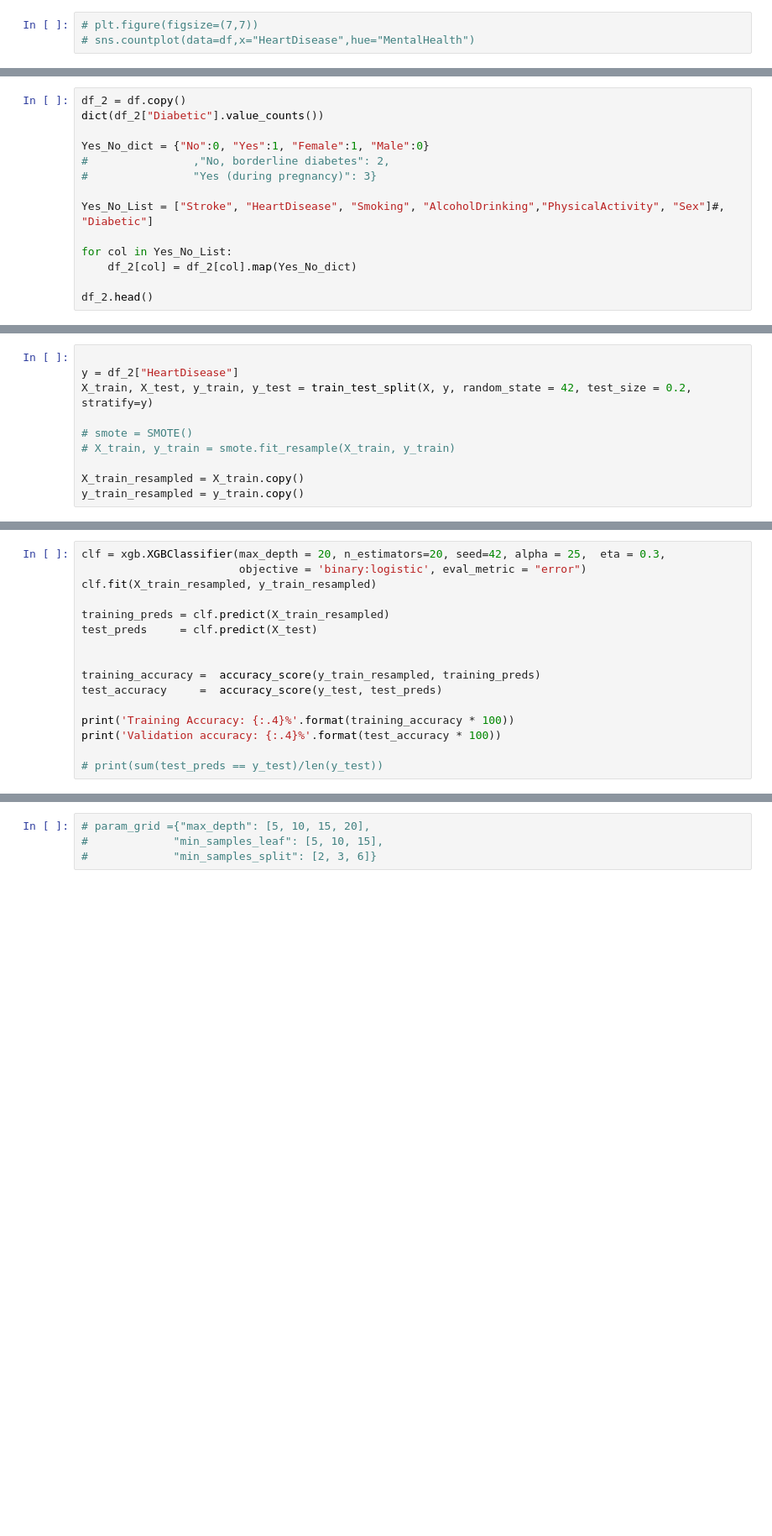
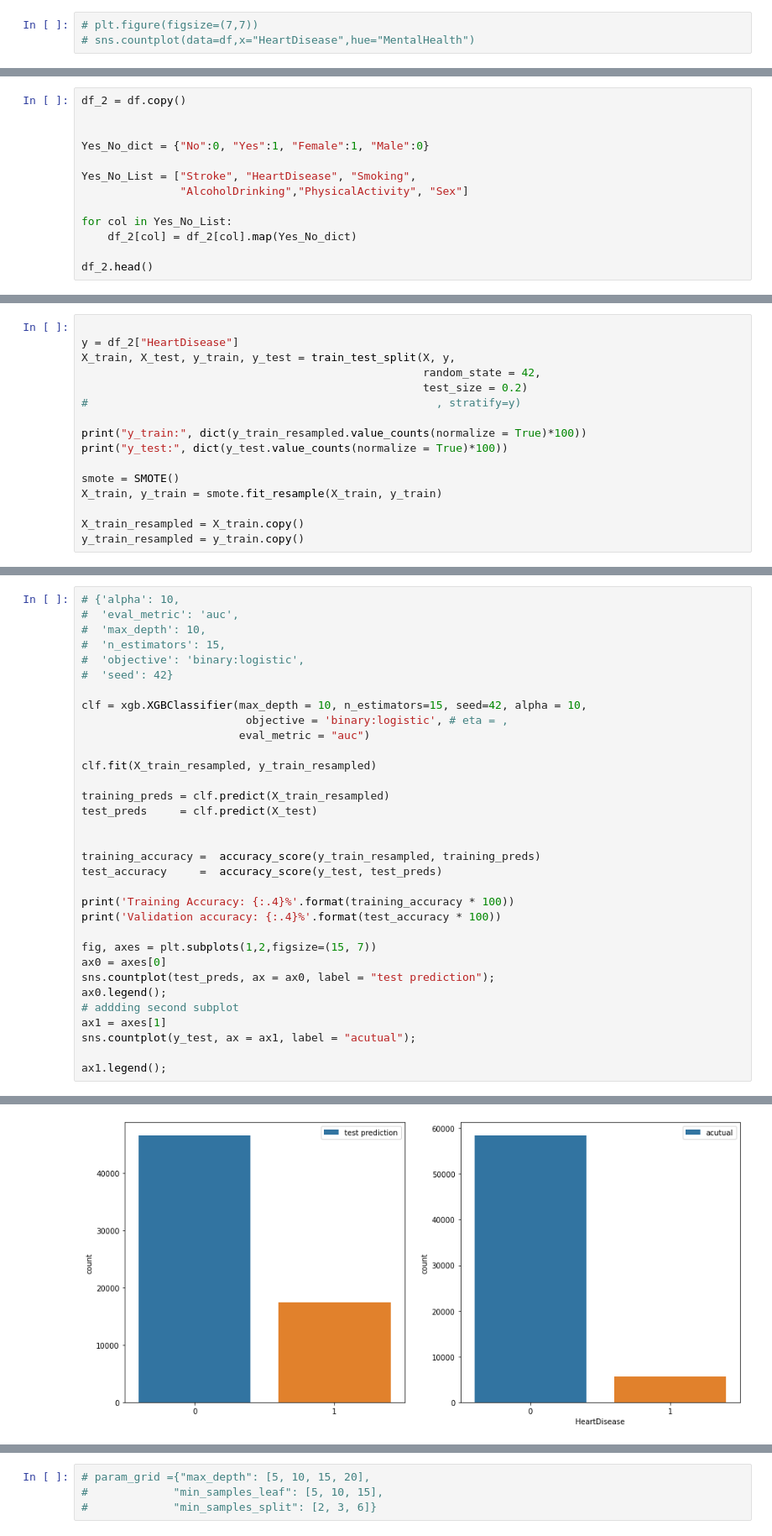
Before and after one commit to miladshiraniUCB/Heart-Disease-Prediction, a Jupyter notebook: index.ipynb, the cells around one changed output, grey strips where cells are left out. Shown: that part at 84% size. Drawn from its saved outputs; the diff is of its cells as text; blank space fills up the shorter version.

Commit message:
Some Changes in SMOTE

```diff
--- a/index.ipynb
+++ b/index.ipynb
@@ -63,12 +136,11 @@ sns.countplot(data=df,x="HeartDisease",hue="DiffWalking");
 # %%
 df_2 = df.copy()
-dict(df_2["Diabetic"].value_counts())
+
 
 Yes_No_dict = {"No":0, "Yes":1, "Female":1, "Male":0}
-#                ,"No, borderline diabetes": 2,
-#                "Yes (during pregnancy)": 3}
 
-Yes_No_List = ["Stroke", "HeartDisease", "Smoking", "AlcoholDrinking","PhysicalActivity", "Sex"]#, "Diabetic"]
+Yes_No_List = ["Stroke", "HeartDisease", "Smoking",
+               "AlcoholDrinking","PhysicalActivity", "Sex"]
 
 for col in Yes_No_List:
     df_2[col] = df_2[col].map(Yes_No_dict)
@@ -124,10 +201,16 @@ X.head()
 # %%
 
 y = df_2["HeartDisease"]
-X_train, X_test, y_train, y_test = train_test_split(X, y, random_state = 42, test_size = 0.2, stratify=y)
+X_train, X_test, y_train, y_test = train_test_split(X, y,
+                                                    random_state = 42,
+                                                    test_size = 0.2)
+#                                                     , stratify=y)
 
-# smote = SMOTE()
-# X_train, y_train = smote.fit_resample(X_train, y_train)
+print("y_train:", dict(y_train_resampled.value_counts(normalize = True)*100))
+print("y_test:", dict(y_test.value_counts(normalize = True)*100))
+
+smote = SMOTE()
+X_train, y_train = smote.fit_resample(X_train, y_train)
 
 X_train_resampled = X_train.copy()
 y_train_resampled = y_train.copy()
@@ -139,6 +222,15 @@ print("y_test:", dict(y_test.value_counts(normalize = True)*100))
 # %%
-clf = xgb.XGBClassifier(max_depth = 20, n_estimators=20, seed=42, alpha = 25,  eta = 0.3,
-                        objective = 'binary:logistic', eval_metric = "error")
+# {'alpha': 10,
+#  'eval_metric': 'auc',
+#  'max_depth': 10,
+#  'n_estimators': 15,
+#  'objective': 'binary:logistic',
+#  'seed': 42}
+
+clf = xgb.XGBClassifier(max_depth = 10, n_estimators=15, seed=42, alpha = 10,
+                         objective = 'binary:logistic', # eta = ,
+                        eval_metric = "auc")
+
 clf.fit(X_train_resampled, y_train_resampled)
 
 training_preds = clf.predict(X_train_resampled)
@@ -151,4 +243,13 @@ test_accuracy     =  accuracy_score(y_test, test_preds)
 print('Training Accuracy: {:.4}%'.format(training_accuracy * 100))
 print('Validation accuracy: {:.4}%'.format(test_accuracy * 100))
 
-# print(sum(test_preds == y_test)/len(y_test))
+fig, axes = plt.subplots(1,2,figsize=(15, 7))
+ax0 = axes[0]
+sns.countplot(test_preds, ax = ax0, label = "test prediction");
+ax0.legend();
+# addding second subplot
+ax1 = axes[1]
+sns.countplot(y_test, ax = ax1, label = "acutual");
+
+ax1.legend();
+# %% [output]
@@ -155,3 +258,4 @@ print('Validation accuracy: {:.4}%'.format(test_accuracy * 100))
+[figure, added]
 # %%
 fig, ax = plt.subplots(1,1,figsize=(15, 7))
 xgb.plot_importance(clf, ax = ax);
```
Also changed, not shown: parts of 37 cells of this notebook, 1 other file.
